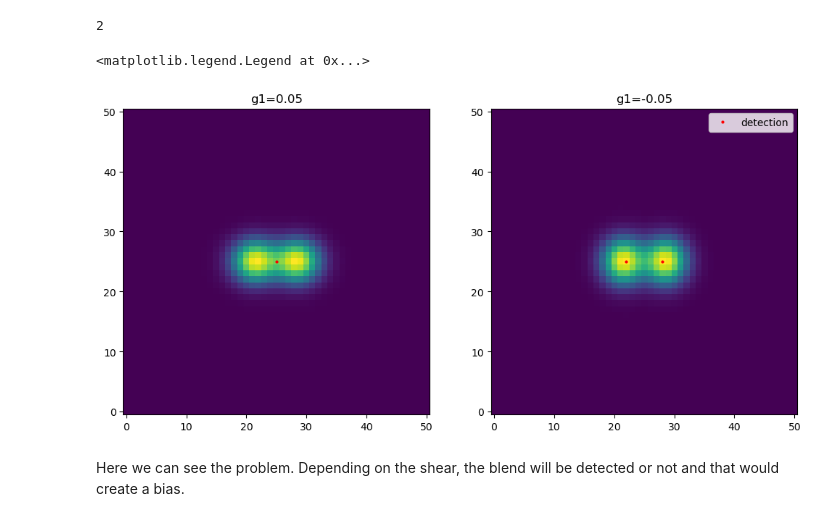
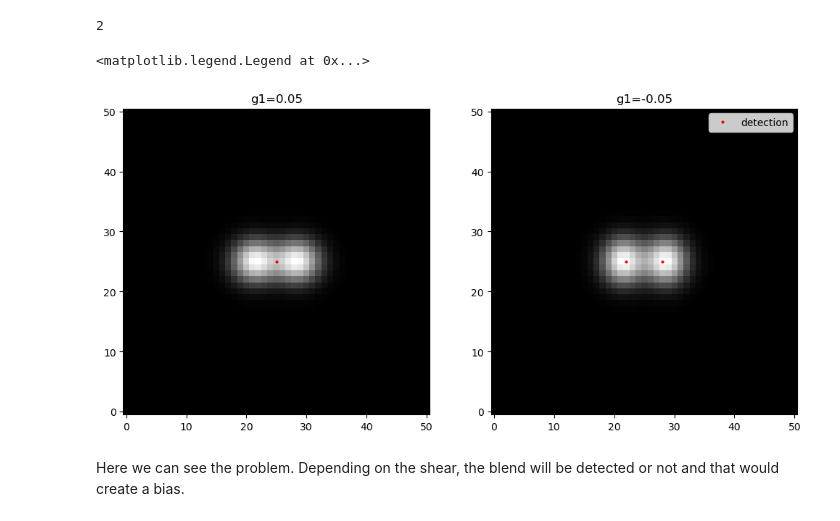
Before and after one commit to Roman-HLIS-Cosmology-PIT/tutorial-metadetect, a Jupyter notebook: notebooks/tutorial_metadetect.ipynb, the cells around one changed output. Drawn from its saved outputs; the diff is of its cells as text; code cells hidden in the pictures.

```diff
--- a/notebooks/tutorial_metadetect.ipynb
+++ b/notebooks/tutorial_metadetect.ipynb
@@ -95,16 +95,16 @@ len(obj_m)
 # %%
 fig, axs = plt.subplots(1, 2, figsize=(12, 6))
 axs[0].set_title("g1=0.05")
-axs[0].imshow(gal_p, origin="lower")
+axs[0].imshow(gal_p, origin="lower", cmap='gray')
 axs[0].plot(obj_p['x'], obj_p['y'], 'ro', markersize=2)
 
 axs[1].set_title("g1=-0.05")
-axs[1].imshow(gal_m, origin="lower")
+axs[1].imshow(gal_m, origin="lower", cmap='gray')
 axs[1].plot(obj_m['x'], obj_m['y'], 'ro', markersize=2, label="detection")
 axs[1].legend()
 # %% [output]
 <matplotlib.legend.Legend at 0x...>
-[figure, old version]
+[figure, new version]
 # %% [markdown]
 Here we can see the problem. Depending on the shear, the blend will be detected or not and that would create a bias.
 # %% [markdown]
```
Also changed, not shown: parts of 3 cells of this notebook, 1 other file.
